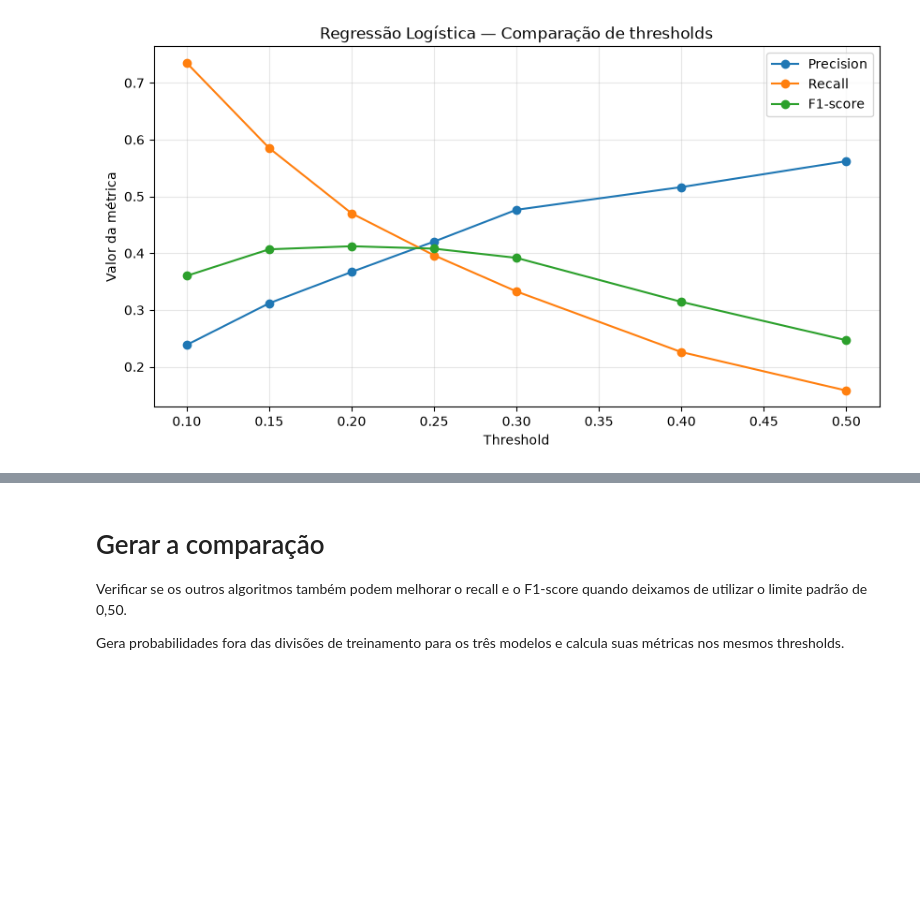
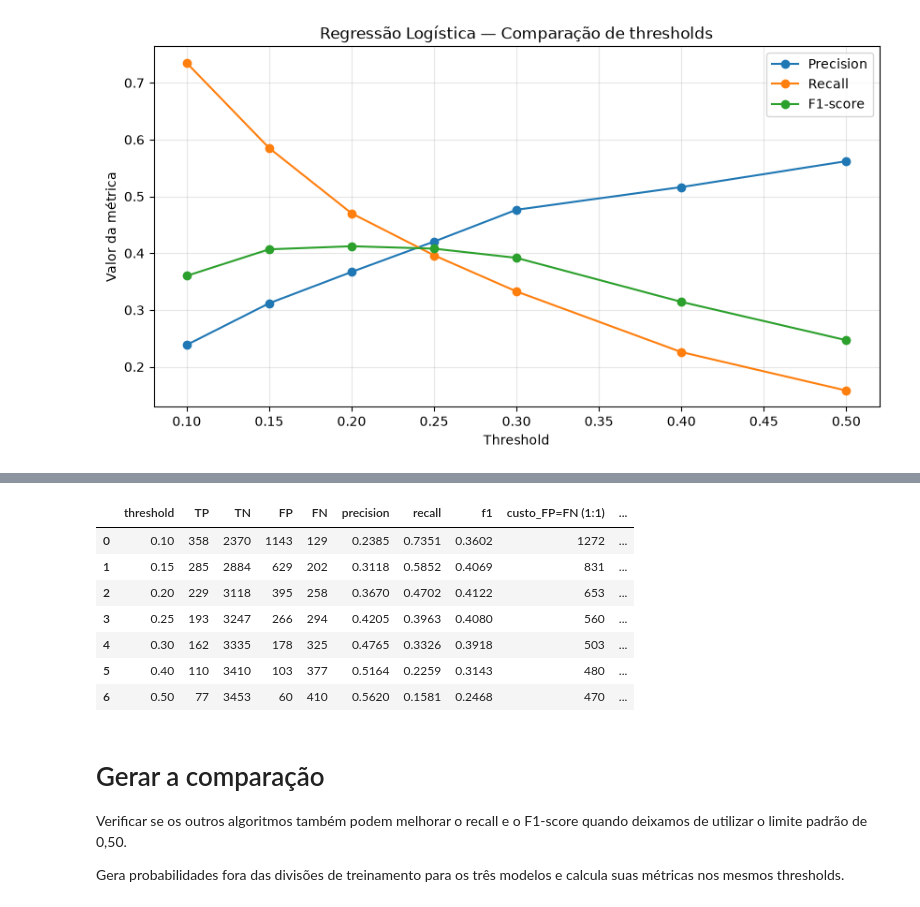
Before and after one commit to vilhegas/Payflow-Credit-Risk, a Jupyter notebook: notebooks/04_modelagem.ipynb, the cells around one changed output, grey strips where cells are left out. Cells and saved outputs as stored; diff of their text form; code cells hidden in the pictures; blank space fills up the shorter version.

Commit message:
feat: adiciona metricas e experimentos complementares

```diff
--- a/notebooks/04_modelagem.ipynb
+++ b/notebooks/04_modelagem.ipynb
@@ -326,7 +326,7 @@ resultados_arvore_cv = cross_validate(
     y_treino,
     cv=validacao,
     scoring=metricas,
-    n_jobs=-1
+    n_jobs=1
 )
 
 # Exibir as médias e os desvios-padrão
@@ -360,7 +360,7 @@ modelo_floresta = Pipeline(steps=[
         n_estimators=200,
         min_samples_leaf=10,
         random_state=42,
-        n_jobs=-1
+        n_jobs=1
     ))
 ])
 
@@ -428,7 +420,7 @@ resultados_baseline_cv = cross_validate(
     y_treino,
     cv=validacao,
     scoring=metricas,
-    n_jobs=-1
+    n_jobs=1
 )
 
 # Exibir resultados
@@ -501,7 +493,7 @@ probabilidades_cv = cross_val_predict(
     y_treino,
     cv=validacao,
     method="predict_proba",
-    n_jobs=-1
+    n_jobs=1
 )[:, 1]
 
 print("Probabilidades geradas:", len(probabilidades_cv))
@@ -610,3 +608,36 @@ plt.show()
+# %%
+from sklearn.metrics import confusion_matrix, precision_score, recall_score, f1_score
+
+th_res = []
+relacoes_custo = {
+    "FP=FN (1:1)": (1, 1),
+    "FN=3x FP (1:3)": (1, 3),
+    "FP=3x FN (3:1)": (3, 1),
+    "FN=5x FP (1:5)": (1, 5),
+}
+for thr in [0.10, 0.15, 0.20, 0.25, 0.30, 0.40, 0.50]:
+    pred = (probabilidades_cv >= thr).astype(int)
+    tn, fp, fn, tp = confusion_matrix(y_treino, pred, labels=[0, 1]).ravel()
+    row = {
+        "threshold": thr, "TP": tp, "TN": tn, "FP": fp, "FN": fn,
+        "precision": precision_score(y_treino, pred, zero_division=0),
+        "recall": recall_score(y_treino, pred, zero_division=0),
+        "f1": f1_score(y_treino, pred, zero_division=0),
+    }
+    for nome, (custo_fp, custo_fn) in relacoes_custo.items():
+        row[f"custo_{nome}"] = int(fp * custo_fp + fn * custo_fn)
+    th_res.append(row)
+comparacao_custos = pd.DataFrame(th_res)
+display(comparacao_custos.round(4))
+# %% [output]
+|  | threshold | TP | TN | FP | FN | precision | recall | f1 | custo_FP=FN (1:1) | ... |
+| 0 | 0.10 | 358 | 2370 | 1143 | 129 | 0.2385 | 0.7351 | 0.3602 | 1272 | ... |
+| 1 | 0.15 | 285 | 2884 | 629 | 202 | 0.3118 | 0.5852 | 0.4069 | 831 | ... |
+| 2 | 0.20 | 229 | 3118 | 395 | 258 | 0.3670 | 0.4702 | 0.4122 | 653 | ... |
+| 3 | 0.25 | 193 | 3247 | 266 | 294 | 0.4205 | 0.3963 | 0.4080 | 560 | ... |
+| 4 | 0.30 | 162 | 3335 | 178 | 325 | 0.4765 | 0.3326 | 0.3918 | 503 | ... |
+| 5 | 0.40 | 110 | 3410 | 103 | 377 | 0.5164 | 0.2259 | 0.3143 | 480 | ... |
+| 6 | 0.50 | 77 | 3453 | 60 | 410 | 0.5620 | 0.1581 | 0.2468 | 470 | ... |
 # %% [markdown]
 # Gerar a comparação
 Verificar se os outros algoritmos também podem melhorar o recall e o F1-score quando deixamos de utilizar o limite padrão de 0,50.
```
Also changed, not shown: parts of 11 cells of this notebook, 15 other files.
